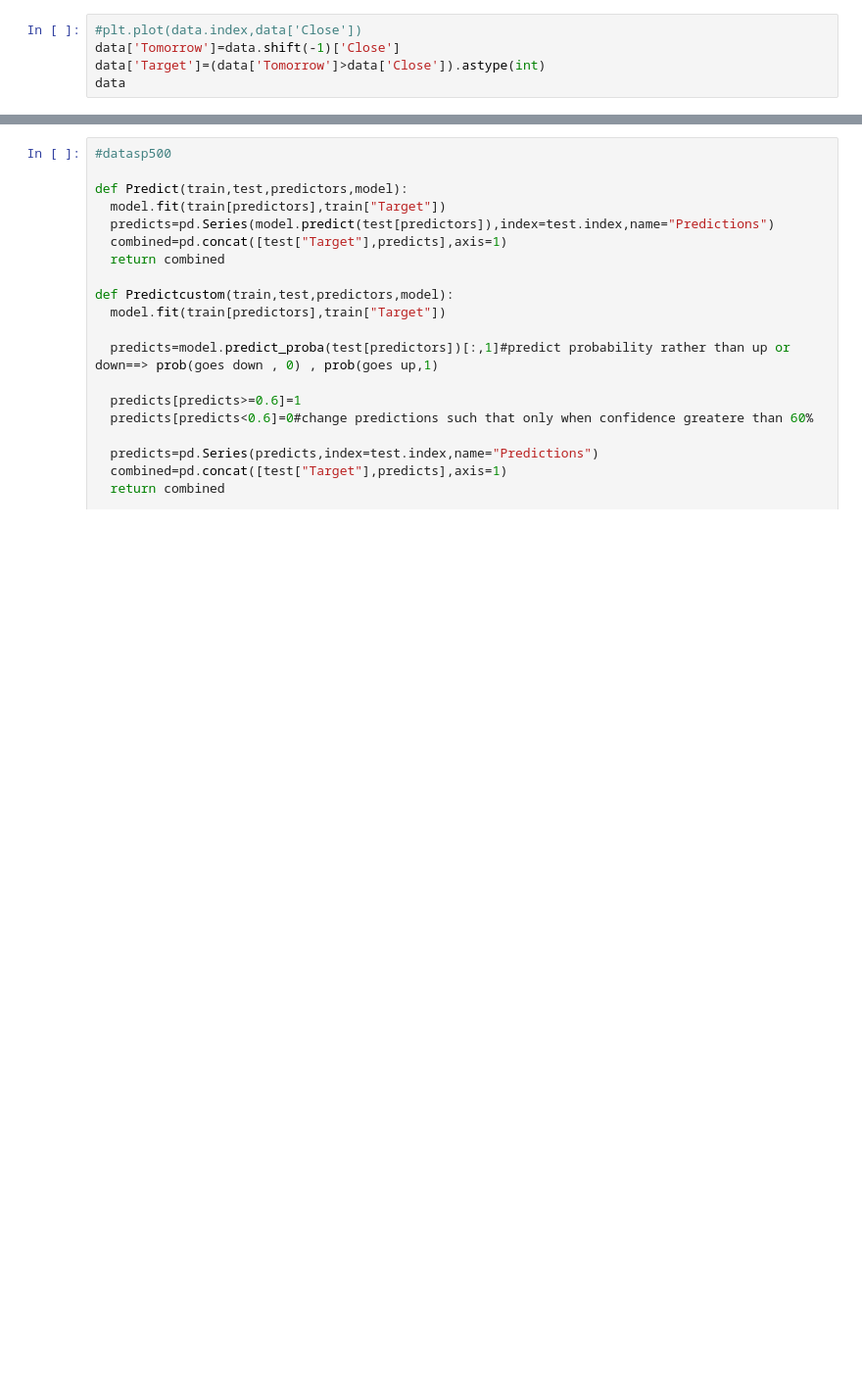
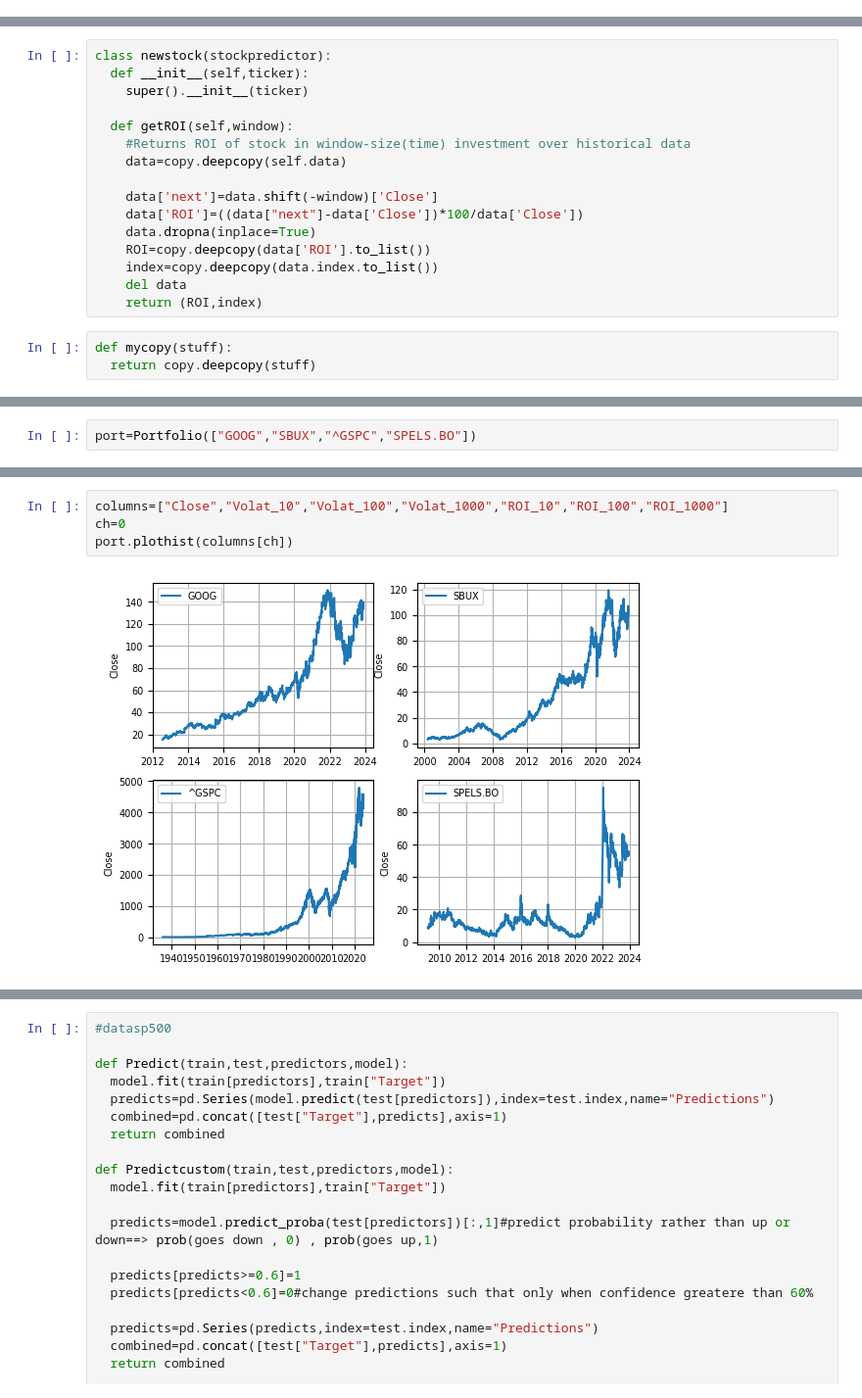
Before and after one commit to sudheesh4/FinanceRegressorTest, a Jupyter notebook: SP500_FORESTModel.ipynb, the cells around one changed output, grey strips where cells are left out. Shown: that part at 98% size. Saved outputs shown, nothing was run; the diff lists cells and outputs as text; blank space fills up the shorter version.

Commit message:
Adding structure to build for portfolio analysis

```diff
--- a/SP500_FORESTModel.ipynb
+++ b/SP500_FORESTModel.ipynb
@@ -131,5 +101,0 @@ data=spel.history(period='max')
-# %%
-#plt.plot(data.index,data['Close'])
-data['Tomorrow']=data.shift(-1)['Close']
-data['Target']=(data['Tomorrow']>data['Close']).astype(int)
-data
@@ -169,0 +102,19 @@ datasp500["Target"]=(datasp500["Tomorrow"] > datasp500["Close"]).astype(int)
+# %%
+class newstock(stockpredictor):
+  def __init__(self,ticker):
+    super().__init__(ticker)
+
+  def getROI(self,window):
+    #Returns ROI of stock in window-size(time) investment over historical data
+    data=copy.deepcopy(self.data)
+
+    data['next']=data.shift(-window)['Close']
+    data['ROI']=((data["next"]-data['Close'])*100/data['Close'])
+    data.dropna(inplace=True)
+    ROI=copy.deepcopy(data['ROI'].to_list())
+    index=copy.deepcopy(data.index.to_list())
+    del data
+    return (ROI,index)
+# %%
+def mycopy(stuff):
+  return copy.deepcopy(stuff)
@@ -169,0 +190,2 @@ datasp500["Target"]=(datasp500["Tomorrow"] > datasp500["Close"]).astype(int)
+# %%
+port=Portfolio(["GOOG","SBUX","^GSPC","SPELS.BO"])
@@ -169,0 +209,6 @@ datasp500["Target"]=(datasp500["Tomorrow"] > datasp500["Close"]).astype(int)
+# %%
+columns=["Close","Volat_10","Volat_100","Volat_1000","ROI_10","ROI_100","ROI_1000"]
+ch=0
+port.plothist(columns[ch])
+# %% [output]
+[figure, added]
```
Also changed, not shown: parts of 24 cells of this notebook.
